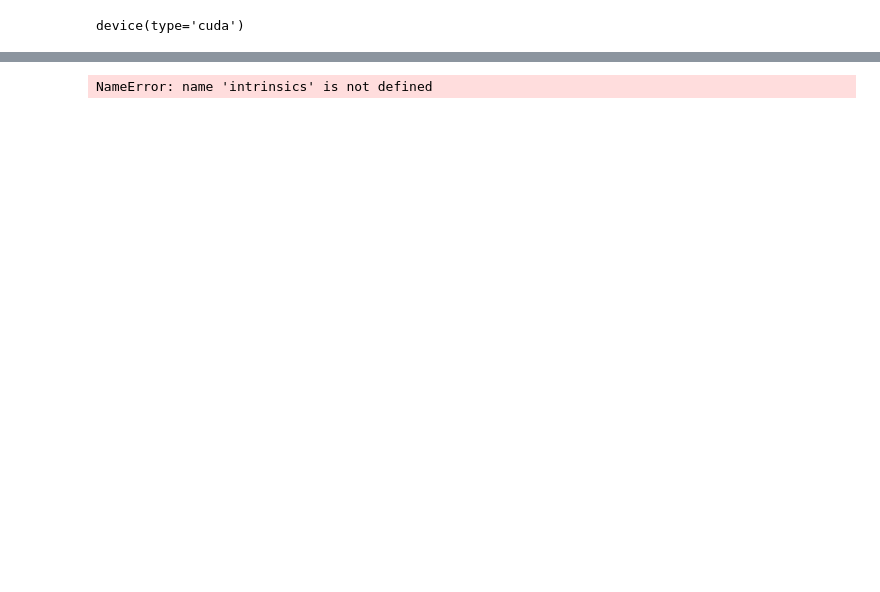
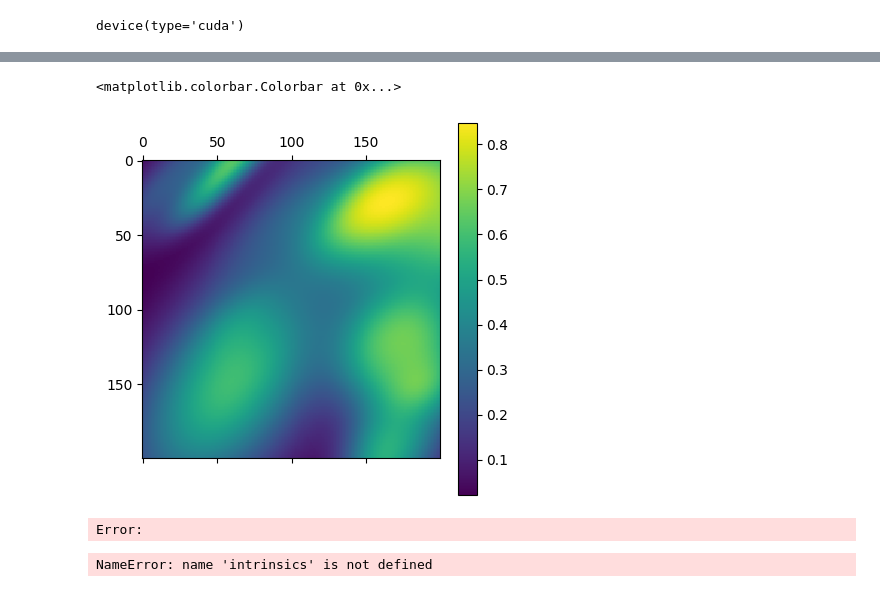
Before and after one commit to nishadgothoskar/diff-gaussian-rasterization, a Jupyter notebook: demo.ipynb, the cells around one changed output, grey strips where cells are left out. Drawn from its saved outputs; the diff is of its cells as text; code cells hidden in the pictures; blank space fills up the shorter version.

```diff
--- a/demo.ipynb
+++ b/demo.ipynb
@@ -20,37 +19,3 @@ device(type='cuda')
 # %%
 from collections import namedtuple
 Intrinsics = namedtuple('Intrinsics', ['height', 'width', 'fx', 'fy', 'cx', 'cy', 'near', 'far'])
-# %%
-intrinsics = Intrinsics(
-    height=100,
-    width=100,
-    fx=100.0, fy=100.0,
-    cx=50.0, cy=50.0,
-    near=0.01, far=2.5
-)
-fovX = jnp.arctan(intrinsics.width / 2 / intrinsics.fx) * 2
-fovY = jnp.arctan(intrinsics.height / 2 / intrinsics.fy) * 2
-tan_fovx = math.tan(fovX)
-tan_fovy = math.tan(fovY)
-
-
-def getProjectionMatrix(intrinsics):
-    top = intrinsics.near / intrinsics.fy * intrinsics.height / 2.0
-    bottom = -top
-    right = intrinsics.near / intrinsics.fy * intrinsics.height / 2.0
-    left = -right
-
-    P = torch.zeros(4, 4)
-
-    z_sign = 1.0
-
-    P[0, 0] = 2.0 * intrinsics.near / (right - left)
-    P[1, 1] = 2.0 * intrinsics.near / (top - bottom)
-    P[0, 2] = (right + left) / (right - left)
-    P[1, 2] = (top + bottom) / (top - bottom)
-    P[2, 2] = z_sign * (intrinsics.far + intrinsics.near) / (intrinsics.far - intrinsics.near)
-    P[2, 3] = -2.0 * (intrinsics.far * intrinsics.near) / (intrinsics.far - intrinsics.near)
-    P[3, 2] = z_sign
-    return torch.transpose(P, 0, 1)
-
-proj_matrix = torch.tensor(getProjectionMatrix(intrinsics), device=device)
@@ -126,3 +156,37 @@ plt.colorbar()
+# %%
+plt.matshow(torch.permute(color, (1,2,0)).cpu().detach().numpy()[...,0])
+plt.colorbar()
+# %% [output]
+<matplotlib.colorbar.Colorbar at 0x...>
+[figure, added]
+# %%
+optimizer = torch.optim.Adam([
+    {'params': [colors_precomp], 'lr': 0.01, "name": "pos"},
+    {'params': [means3D], 'lr': 0.001, "name": "pos"},
+], lr=0.0, eps=1e-15)
+
+pbar = tqdm(range(100))
+for _ in pbar:
+    color,_,_,_ = rasterizer(
+        means3D = means3D,
+        means2D = means2D,
+        shs = None,
+        colors_precomp = colors_precomp,
+        opacities = torch.sigmoid(opacity),
+        scales = torch.exp(scales),
+        rotations = rotations
+    )
+    optimizer.zero_grad()
+    loss = torch.abs(color_gt - color).mean()
+    loss.backward()
+    optimizer.step()
+    pbar.set_description(f"{loss.item()}")
+b.hstack_images([
+    b.get_rgb_image(torch.permute(color, (1,2,0)).cpu().detach().numpy() * 255.0),
+    gt_viz
+])
+# %% [output]
+Error:
 # %%
 BLOCK_X = 16
 BLOCK_Y = 16
```
Also changed, not shown: parts of 6 cells of this notebook, 9 other files.
